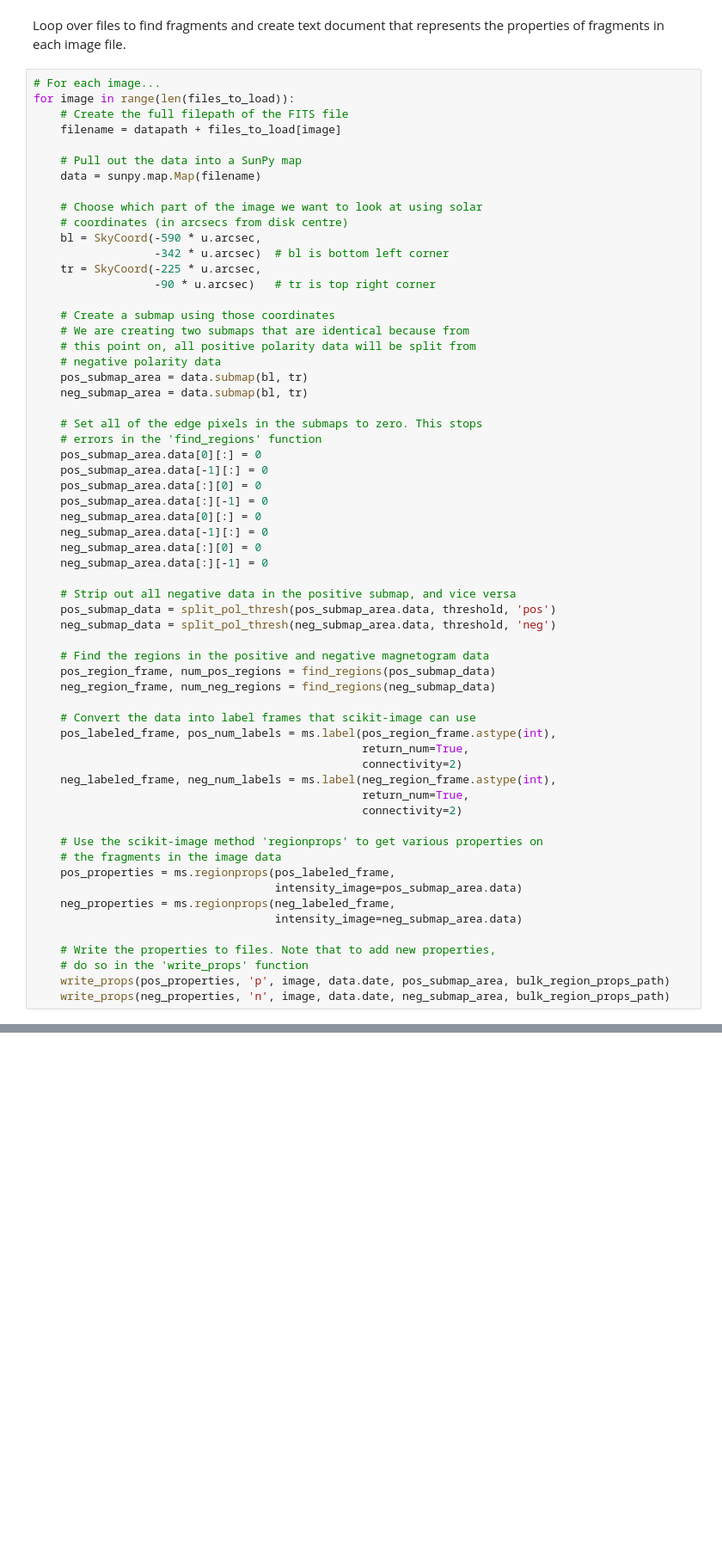
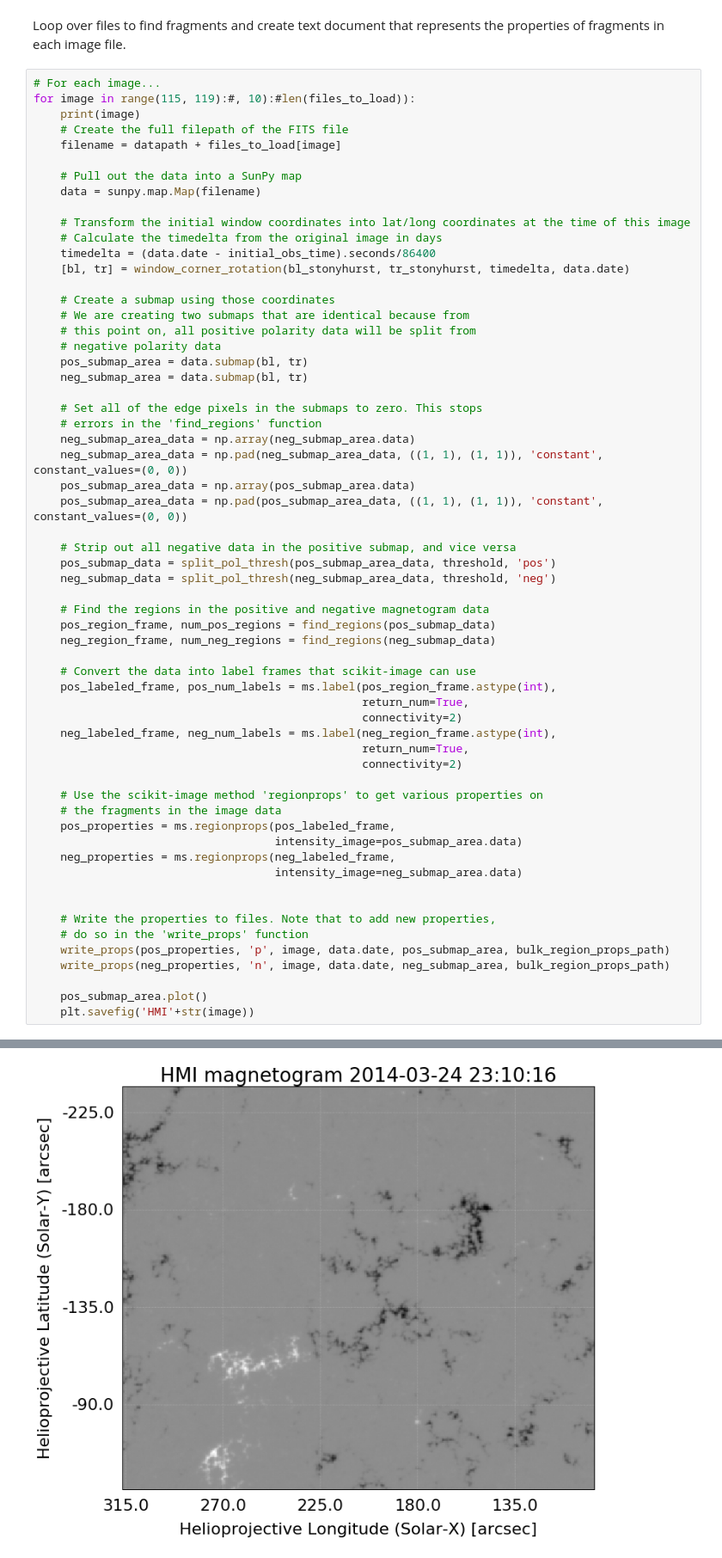
Before and after one commit to fraserwatson/MagneticFragmentation, a Jupyter notebook: Magnetic_Fragmentation.ipynb, the cells around one changed output, grey strips where cells are left out. Shown at 86% size. Cells and saved outputs as stored; diff of their text form; blank space fills up the shorter version.

```diff
--- a/Magnetic_Fragmentation.ipynb
+++ b/Magnetic_Fragmentation.ipynb
@@ -34,19 +66,18 @@ files_to_load = os.listdir(datapath)
 Loop over files to find fragments and create text document that represents the properties of fragments in each image file.
 # %%
 # For each image...
-for image in range(len(files_to_load)):
+for image in range(115, 119):#, 10):#len(files_to_load)):
+    print(image)
     # Create the full filepath of the FITS file
     filename = datapath + files_to_load[image]
 
     # Pull out the data into a SunPy map
     data = sunpy.map.Map(filename)
 
-    # Choose which part of the image we want to look at using solar
-    # coordinates (in arcsecs from disk centre)
-    bl = SkyCoord(-590 * u.arcsec,
-                  -342 * u.arcsec)  # bl is bottom left corner
-    tr = SkyCoord(-225 * u.arcsec,
-                  -90 * u.arcsec)   # tr is top right corner
+    # Transform the initial window coordinates into lat/long coordinates at the time of this image
+    # Calculate the timedelta from the original image in days
+    timedelta = (data.date - initial_obs_time).seconds/86400
+    [bl, tr] = window_corner_rotation(bl_stonyhurst, tr_stonyhurst, timedelta, data.date)
 
     # Create a submap using those coordinates
     # We are creating two submaps that are identical because from
@@ -57,18 +88,14 @@ for image in range(len(files_to_load)):
 
     # Set all of the edge pixels in the submaps to zero. This stops
     # errors in the 'find_regions' function
-    pos_submap_area.data[0][:] = 0
-    pos_submap_area.data[-1][:] = 0
-    pos_submap_area.data[:][0] = 0
-    pos_submap_area.data[:][-1] = 0
-    neg_submap_area.data[0][:] = 0
-    neg_submap_area.data[-1][:] = 0
-    neg_submap_area.data[:][0] = 0
-    neg_submap_area.data[:][-1] = 0
+    neg_submap_area_data = np.array(neg_submap_area.data)
+    neg_submap_area_data = np.pad(neg_submap_area_data, ((1, 1), (1, 1)), 'constant', constant_values=(0, 0))
+    pos_submap_area_data = np.array(pos_submap_area.data)
+    pos_submap_area_data = np.pad(pos_submap_area_data, ((1, 1), (1, 1)), 'constant', constant_values=(0, 0))
 
     # Strip out all negative data in the positive submap, and vice versa
-    pos_submap_data = split_pol_thresh(pos_submap_area.data, threshold, 'pos')
-    neg_submap_data = split_pol_thresh(neg_submap_area.data, threshold, 'neg')
+    pos_submap_data = split_pol_thresh(pos_submap_area_data, threshold, 'pos')
+    neg_submap_data = split_pol_thresh(neg_submap_area_data, threshold, 'neg')
 
     # Find the regions in the positive and negative magnetogram data
     pos_region_frame, num_pos_regions = find_regions(pos_submap_data)
@@ -89,7 +116,12 @@ for image in range(len(files_to_load)):
     neg_properties = ms.regionprops(neg_labeled_frame,
                                     intensity_image=neg_submap_area.data)
 
+
     # Write the properties to files. Note that to add new properties,
     # do so in the 'write_props' function
     write_props(pos_properties, 'p', image, data.date, pos_submap_area, bulk_region_props_path)
     write_props(neg_properties, 'n', image, data.date, neg_submap_area, bulk_region_props_path)
+
+    pos_submap_area.plot()
+    plt.savefig('HMI'+str(image))
+# %% [output]
@@ -95,0 +132 @@ for image in range(len(files_to_load)):
+[figure, added]
```
Also changed, not shown: parts of 5 cells of this notebook, 1 other file.
